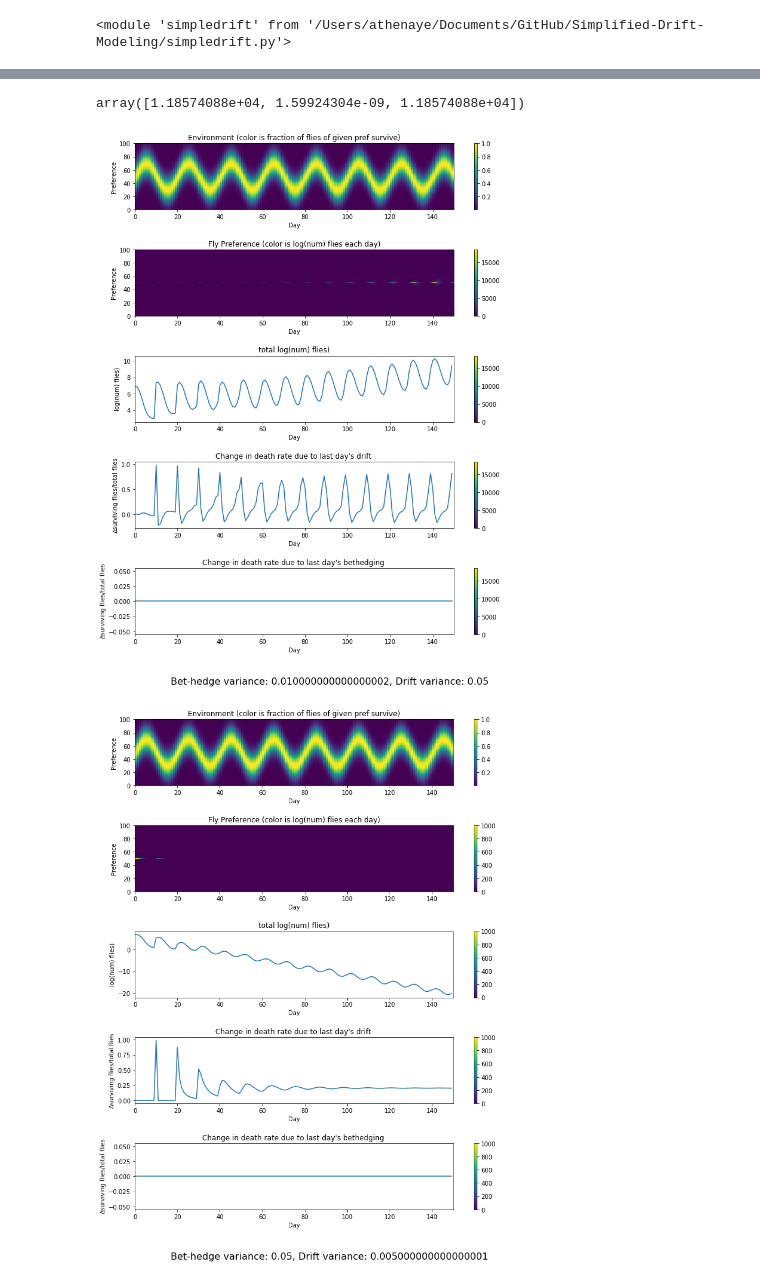
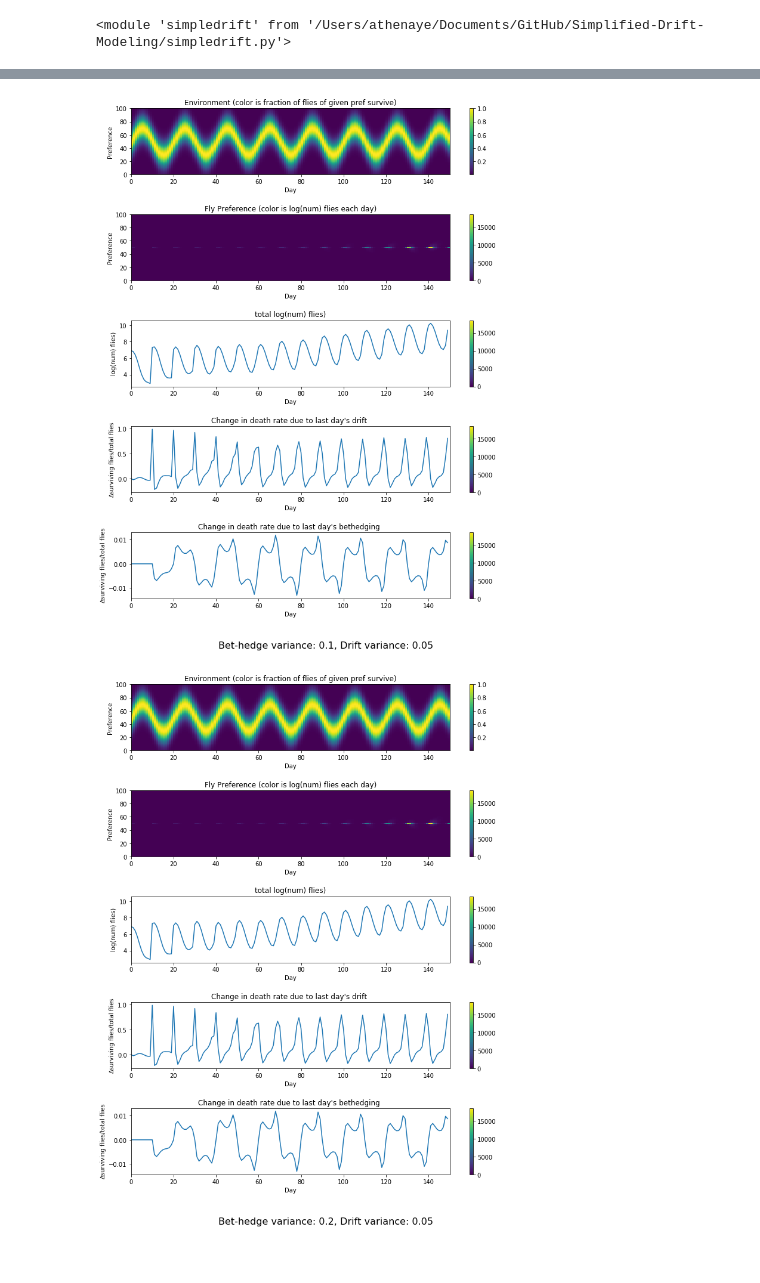
Before and after one commit to ryantmaloney/Simplified-Drift-Modeling, a Jupyter notebook: driftmodeling.ipynb, the cells around one changed output, grey strips where cells are left out. Saved outputs shown, nothing was run; the diff lists cells and outputs as text; code cells hidden in the pictures.

```diff
--- a/driftmodeling.ipynb
+++ b/driftmodeling.ipynb
@@ -13,15 +13,18 @@ imp.reload(sd)
 flynum=1000
 numberofbins=100
 numberofdays=150
-prefmean=[0,0,0]
+prefmean=[0,0,0,0,0]
 
 x=0.1
 y=0.05
 
-prefvariance=[0.1*x,.5*x,x]
+#one run that has x, 2x, 3x, etc all y
+#one run that has y, 2y, 3y, etc all x
+
+prefvariance=[x,2*x,3*x,4*x,5*x]
 envimean=0
 envivariance=.25
-driftvariance=[y,.1*y,y]
+driftvariance=[y,y,y,y,y]
 gain=.4
 per=20
 maxsurvivalrate=1
@@ -29,4 +32,5 @@ birthrate=40
 matureage=10
 percentbh=0.01
 sd.driftmodeling(flynum, numberofbins, numberofdays, prefmean, prefvariance, envimean, envivariance, driftvariance, gain, per,maxsurvivalrate,birthrate,matureage, percentbh)
+finalpop=sd.driftmodeling(flynum, numberofbins, numberofdays, prefmean, prefvariance, envimean, envivariance, driftvariance, gain, per,maxsurvivalrate,birthrate,matureage, percentbh)
 # %% [output]
@@ -42,3 +37,2 @@ Also Zero bet-hedging
-array([1.18574088e+04, 1.59924304e-09, 1.18574088e+04])
-[figure, old version]
+[figure, new version]
-[figure, old version]
+[figure, new version]
```
Also changed, not shown: parts of 3 cells of this notebook, 3 other files.
